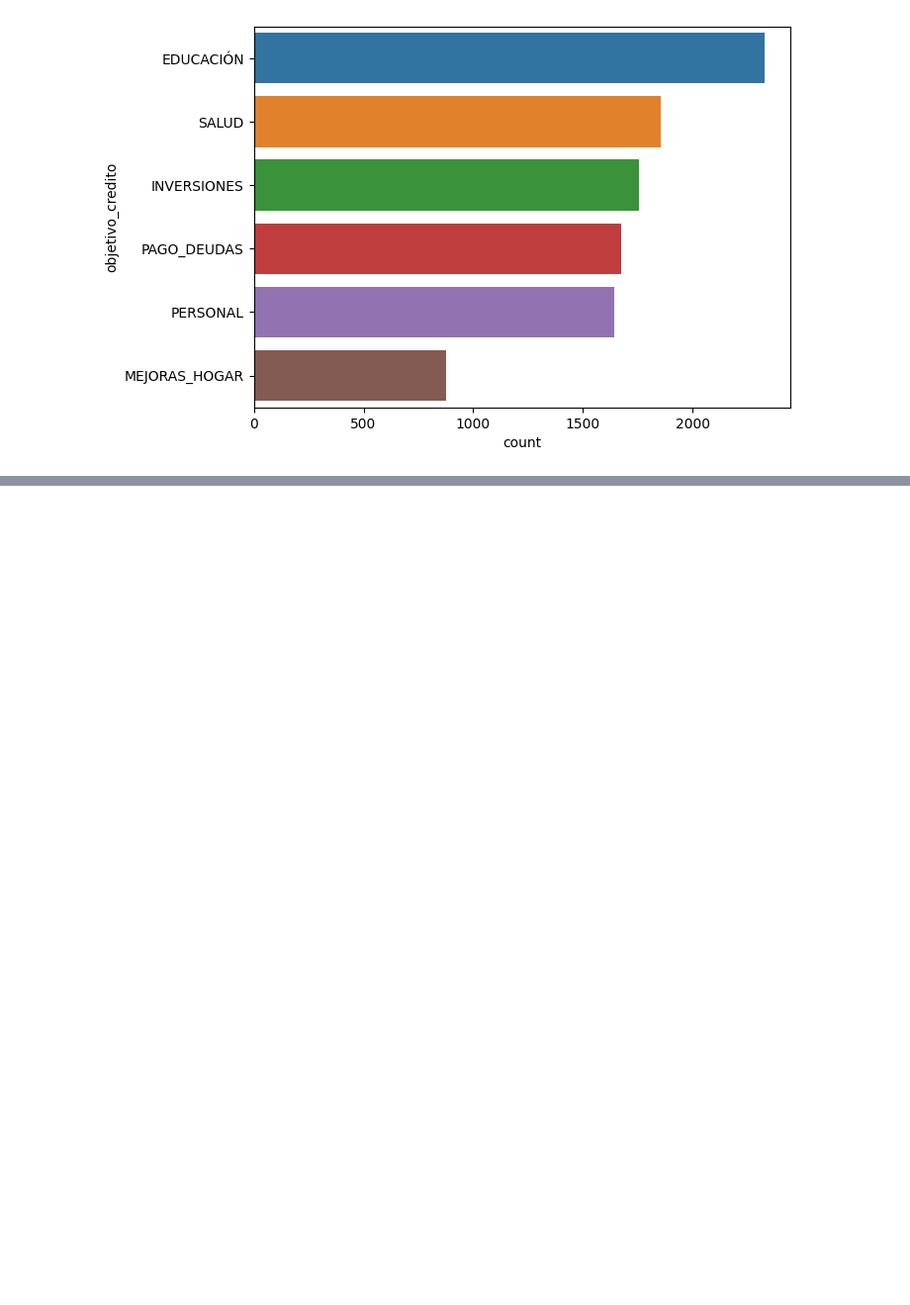
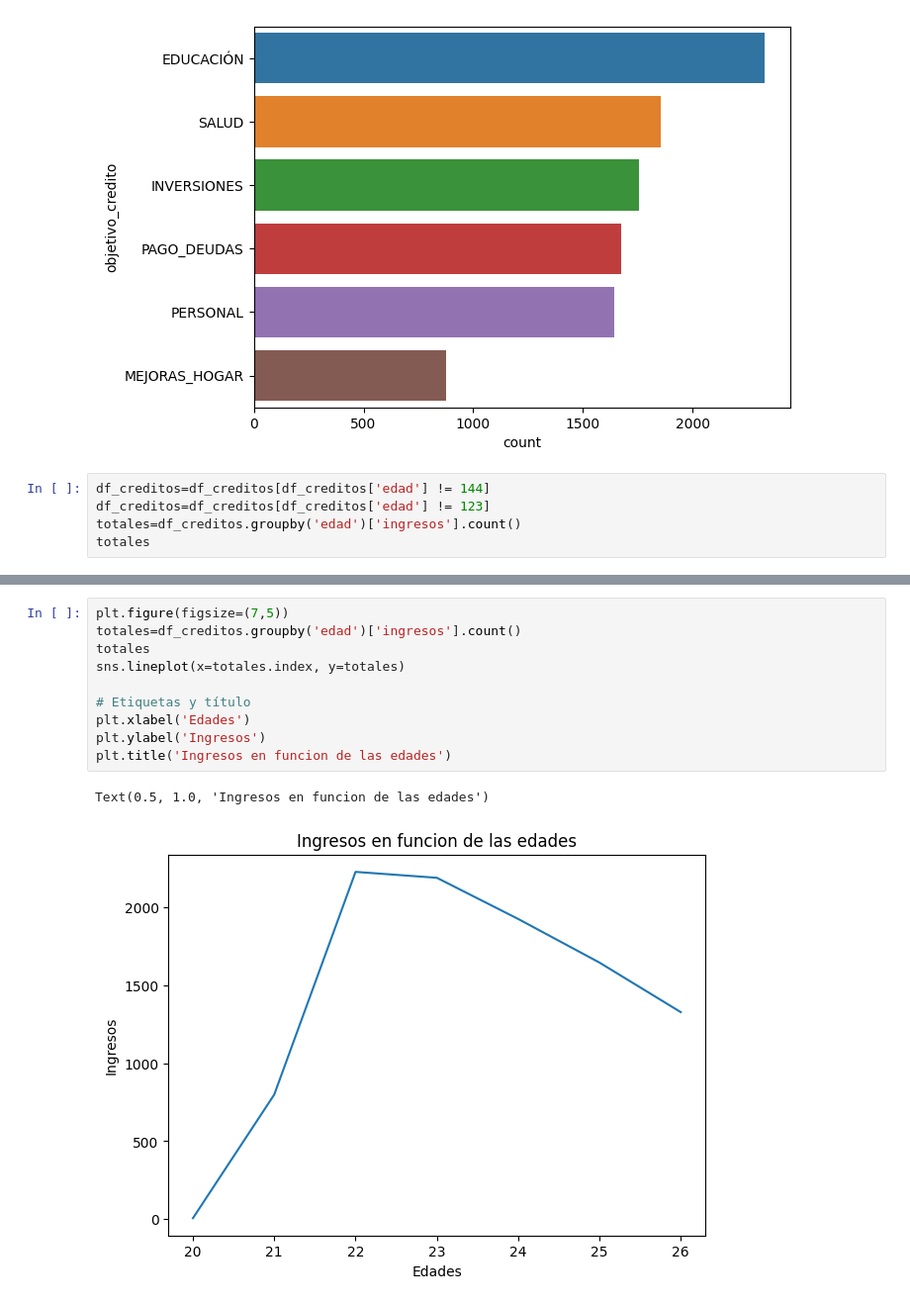
Before and after one commit to mcristancho1013/13MBID_10_A_2324_Practica1, a Jupyter notebook: notebooks/comprension_datos/CD02-Exploracion.ipynb, the cells around one changed output, grey strips where cells are left out. Shown: that part at 99% size. Drawn from its saved outputs; the diff is of its cells as text; blank space fills up the shorter version.

```diff
--- a/notebooks/comprension_datos/CD02-Exploracion.ipynb
+++ b/notebooks/comprension_datos/CD02-Exploracion.ipynb
@@ -114,3 +136,8 @@ sns.countplot(y=df_creditos['objetivo_credito'], order=df_creditos['objetivo_cre
 plt.show()
 # %% [output]
 [figure]
+# %%
+df_creditos=df_creditos[df_creditos['edad'] != 144]
+df_creditos=df_creditos[df_creditos['edad'] != 123]
+totales=df_creditos.groupby('edad')['ingresos'].count()
+totales
@@ -116,0 +154,13 @@ plt.show()
+# %%
+plt.figure(figsize=(7,5))
+totales=df_creditos.groupby('edad')['ingresos'].count()
+totales
+sns.lineplot(x=totales.index, y=totales)
+
+# Etiquetas y título
+plt.xlabel('Edades')
+plt.ylabel('Ingresos')
+plt.title('Ingresos en funcion de las edades')
+# %% [output]
+Text(0.5, 1.0, 'Ingresos en funcion de las edades')
+[figure, added]
```
Also changed, not shown: parts of 5 cells of this notebook, 2 other files.
